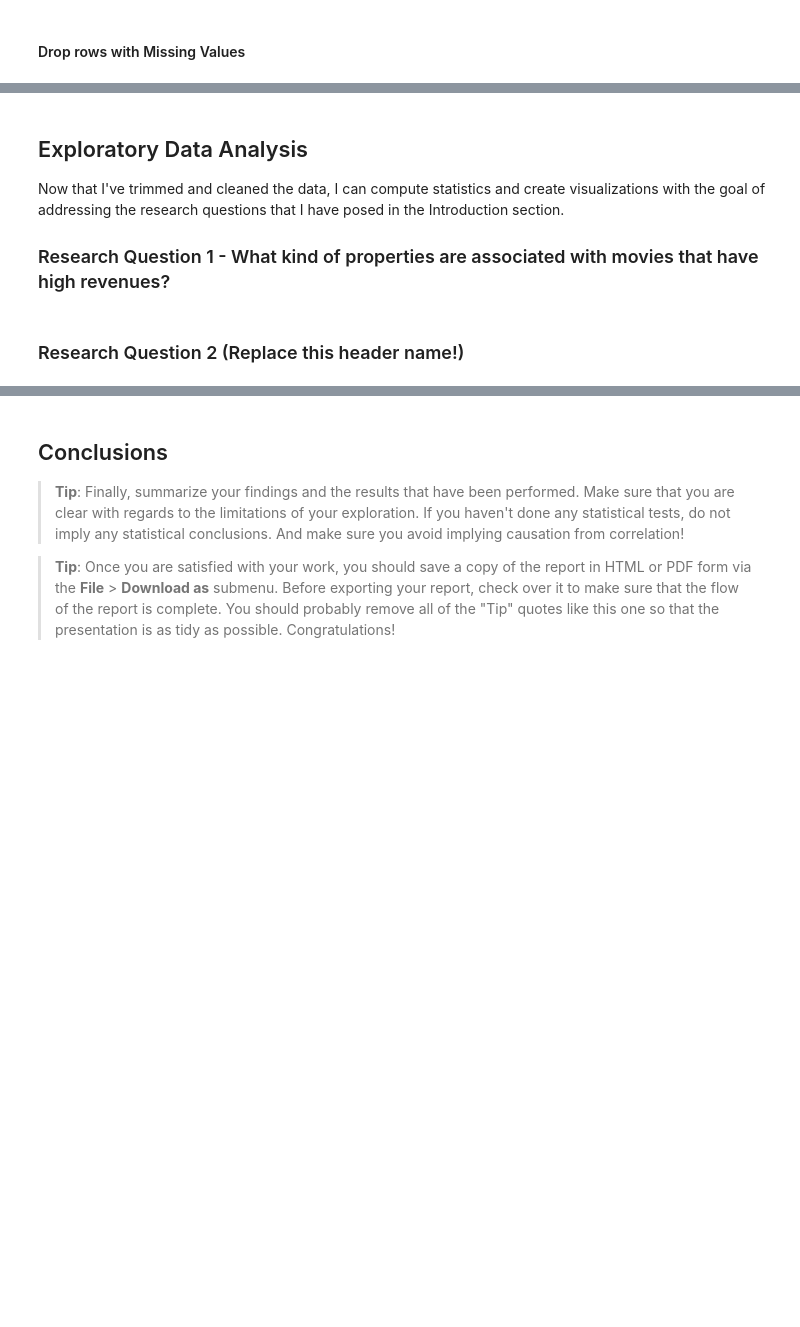
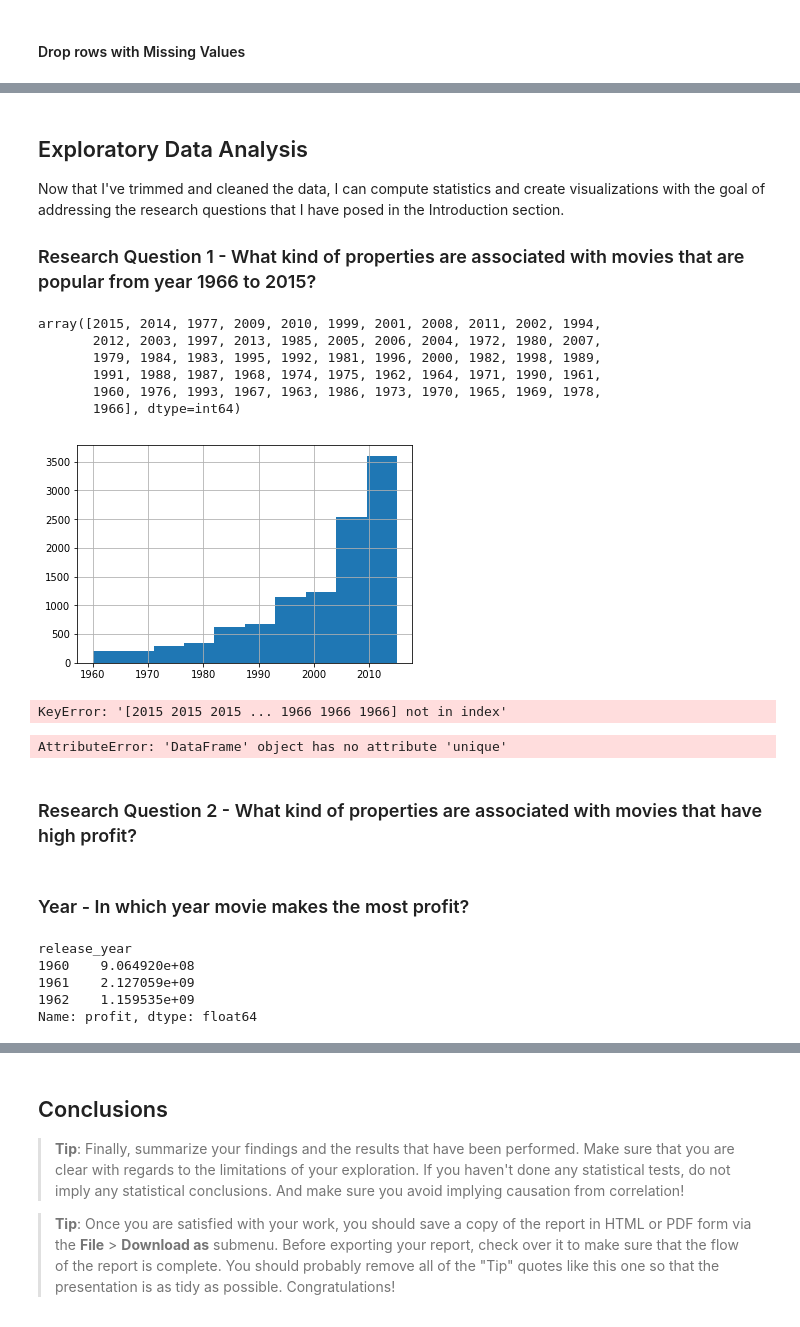
Before and after one commit to emilylauyw/Udacity-DAND-Project3-Investigate-TMDb-Movie-Dataset, a Jupyter notebook: investigate-tmdb-dataset.ipynb, the cells around one changed output, grey strips where cells are left out. Drawn from its saved outputs; the diff is of its cells as text; code cells hidden in the pictures; blank space fills up the shorter version.

Commit message:
Updated on data analysing portion

```diff
--- a/investigate-tmdb-dataset.ipynb
+++ b/investigate-tmdb-dataset.ipynb
@@ -304,4 +358,4 @@ movie_df.describe()
 
 Now that I've trimmed and cleaned the data, I can compute statistics and create visualizations with the goal of addressing the research questions that I have posed in the Introduction section.
 
-### Research Question 1 - What kind of properties are associated with movies that have high revenues?
+### Research Question 1 - What kind of properties are associated with movies that are popular from year 1966 to 2015?
@@ -311,2 +362,46 @@ Now that I've trimmed and cleaned the data, I can compute statistics and create
-# %% [markdown]
-### Research Question 2  (Replace this header name!)
+# %%
+# To get the movie released years in the dataset
+movie_df['release_year'].unique()
+# %% [output]
+array([2015, 2014, 1977, 2009, 2010, 1999, 2001, 2008, 2011, 2002, 1994,
+       2012, 2003, 1997, 2013, 1985, 2005, 2006, 2004, 1972, 1980, 2007,
+       1979, 1984, 1983, 1995, 1992, 1981, 1996, 2000, 1982, 1998, 1989,
+       1991, 1988, 1987, 1968, 1974, 1975, 1962, 1964, 1971, 1990, 1961,
+       1960, 1976, 1993, 1967, 1963, 1986, 1973, 1970, 1965, 1969, 1978,
+       1966], dtype=int64)
+# %%
+movie_df['release_year'].hist();
+# %% [output]
+[figure, added]
+# %%
+movie_df[movie_df['release_year']].iloc[0, 1:].plot(kind='bar');
+# %% [output]
+KeyError: '[2015 2015 2015 ... 1966 1966 1966] not in index'
+# %%
+#movie_df['genres'].unique()
+
+#test = set(movie_df['genres'])
+#my_new_list = list(test)
+
+
+unique_movies = movie_df[['genres']].unique()
+
+unique_movies
+
+movies_novels["based_on_novel_0"] = movies_novels["keywords"].apply(find_novel_based_movie)
+# %% [output]
+AttributeError: 'DataFrame' object has no attribute 'unique'
+# %% [markdown]
+### Research Question 2 - What kind of properties are associated with movies that have high profit?
+# %% [markdown]
+### Year - In which year movie makes the most profit?
+# %%
+# Group by year and sum the profit.
+profit_each_year = movie_df.groupby('release_year')['profit'].sum()
+profit_each_year.head(3)
+# %% [output]
+release_year
+1960    9.064920e+08
+1961    2.127059e+09
+1962    1.159535e+09
+Name: profit, dtype: float64
```
Also changed, not shown: parts of 35 cells of this notebook.
